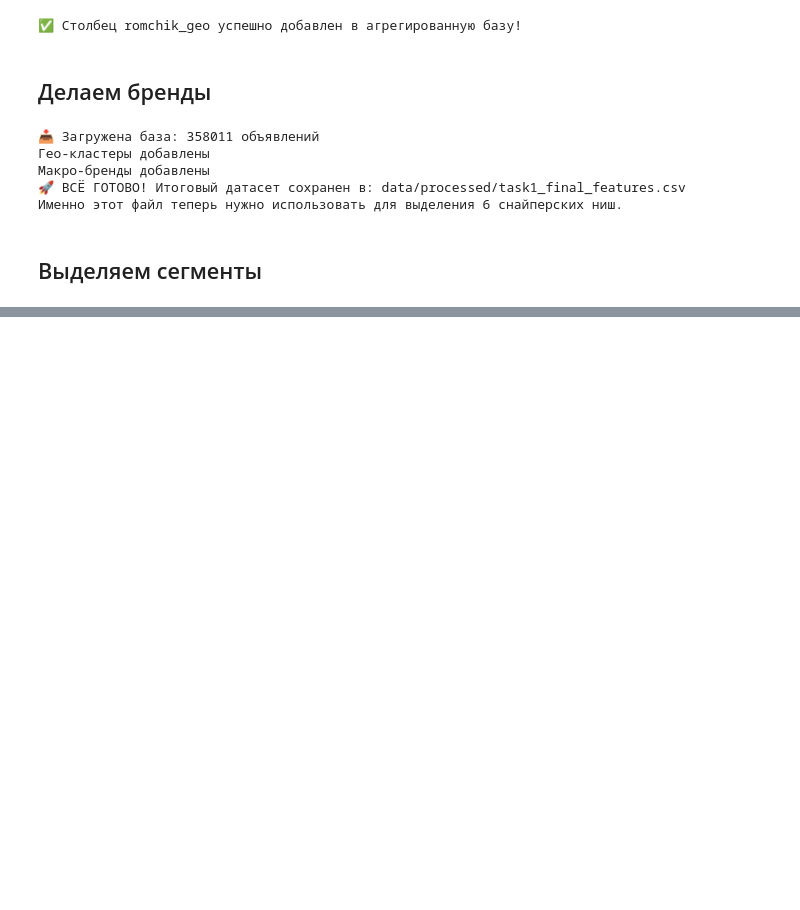
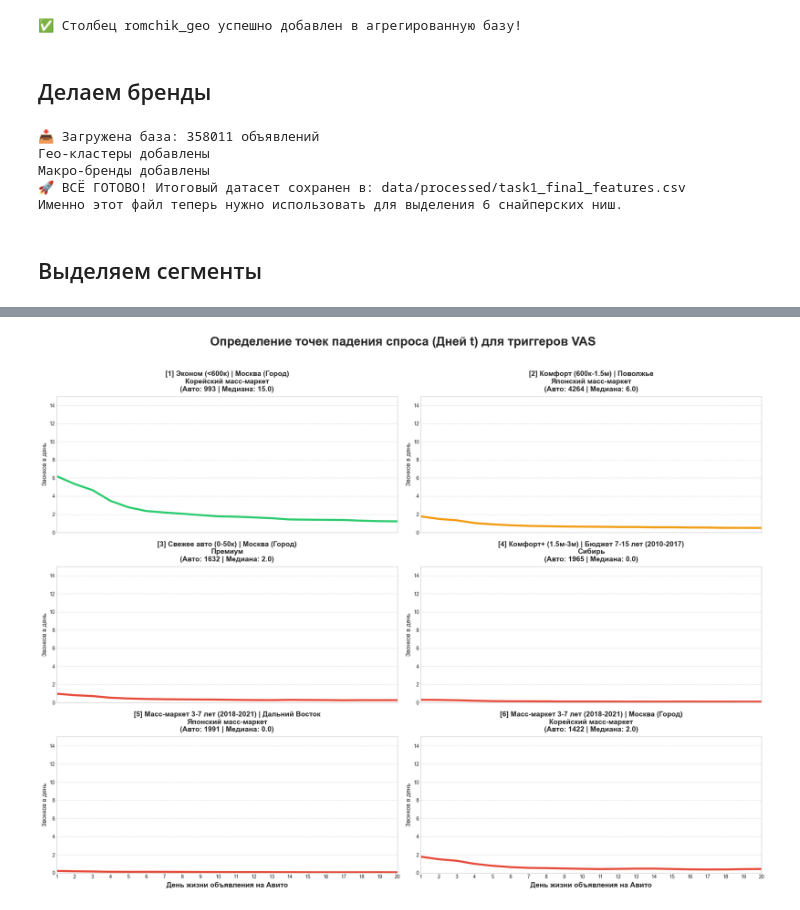
Before and after one commit to Arseniy0203/Avito_Case, a Jupyter notebook: 3_Segmentation.ipynb, the cells around one changed output, grey strips where cells are left out. Drawn from its saved outputs; the diff is of its cells as text; code cells hidden in the pictures; blank space fills up the shorter version.

```diff
--- a/3_Segmentation.ipynb
+++ b/3_Segmentation.ipynb
@@ -615,0 +765,91 @@ else:
+# %%
+# Жесткий корпоративный стиль
+plt.style.use('seaborn-v0_8-whitegrid')
+
+print("Загрузка данных...")
+df_segments = pd.read_csv('data/processed/FINAL_PRODUCT_SEGMENTS.csv')
+# ВАЖНО: Убедись, что название файла с динамикой совпадает с твоим
+df_dyn = pd.read_csv('data/processed/processed_task2_dense_dynamics.csv')
+
+# Защита типов: переводим айдишники в строки
+df_dyn['id'] = df_dyn['id'].astype(str)
+df_segments['segment_ids'] = df_segments['segment_ids'].apply(ast.literal_eval)
+
+# ==========================================
+# 1. ОТБИРАЕМ НАШИ 6 ЦЕЛЕВЫХ СЕГМЕНТОВ
+# ==========================================
+target_portraits = [
+    'Эконом (<600к) | Москва (Город) | Корейский масс-маркет',              # 1. Хороший
+    'Комфорт (600к-1.5м) | Поволжье | Японский масс-маркет',                 # 2. Средний
+    'Свежее авто (0-50к) | Москва (Город) | Премиум',                        # 3. Мертвый 1
+    'Комфорт+ (1.5м-3м) | Бюджет 7-15 лет (2010-2017) | Сибирь',             # 4. Мертвый 2
+    'Масс-маркет 3-7 лет (2018-2021) | Дальний Восток | Японский масс-маркет', # 5. Мертвый 3
+    'Масс-маркет 3-7 лет (2018-2021) | Москва (Город) | Корейский масс-маркет' # 6. Мертвый 4
+]
+
+# Фильтруем базу сегментов
+df_target = df_segments[df_segments['segment_portrait'].isin(target_portraits)].copy()
+
+# Сортируем так, чтобы на графике они шли в понятном порядке (Хороший -> Средний -> Мертвые)
+df_target['sort_cat'] = pd.Categorical(df_target['segment_portrait'], categories=target_portraits, ordered=True)
+df_target = df_target.sort_values('sort_cat').reset_index(drop=True)
+
+# ==========================================
+# 2. ФУНКЦИЯ ОТРИСОВКИ (СЕТКА 3x2)
+# ==========================================
+fig, axes = plt.subplots(3, 2, figsize=(20, 16), sharex=True)
+axes = axes.flatten()
+
+fig.suptitle('Определение точек падения спроса (Дней t) для триггеров VAS', fontsize=24, fontweight='bold', y=0.95)
+
+# Фиксируем Y, чтобы показать контраст (если органика лупит до 15, мертвые будут ползать по полу)
+Y_MAX = 15
+
+for i, (idx, row) in enumerate(df_target.iterrows()):
+    ax = axes[i]
+    portrait = row['segment_portrait']
+    listings_count = row['listings_count']
+    med_liq = row['liquidity']
+
+    # Достаем ID и приводим к строкам
+    segment_ids = [str(x) for x in row['segment_ids']]
+
+    # Фильтруем динамику
+    df_filtered = df_dyn[df_dyn['id'].isin(segment_ids)]
+    df_filtered = df_filtered[df_filtered['day'] <= 20]
+
+    if df_filtered.empty:
+        ax.set_title(f"Нет данных по дням\n{portrait}", color='red')
+        continue
+
+    # Считаем среднее по дням и сглаживаем пилы
+    avg_data = df_filtered.groupby('day')['cnt_contacts'].mean().reset_index()
+    avg_data['smoothed'] = avg_data['cnt_contacts'].rolling(window=3, min_periods=1).mean()
+
+    # Выбираем цвет: Зеленый для хорошего, Желтый для среднего, Красный для мертвых
+    color = '#2ecc71' if i == 0 else ('#f39c12' if i == 1 else '#e74c3c')
+
+    ax.plot(avg_data['day'], avg_data['smoothed'], color=color, linewidth=4)
+
+    # Наводим красоту в заголовках
+    short_title = " | ".join(portrait.split(" | ")[:2]) + "\n" + portrait.split(" | ")[-1]
+    ax.set_title(f"[{i+1}] {short_title}\n(Авто: {listings_count} | Медиана: {med_liq})", fontsize=14, fontweight='bold', pad=10)
+
+    ax.set_ylabel('Звонков в день', fontsize=12)
+    ax.set_xlim(1, 20)
+    ax.set_xticks(range(1, 21))
+    ax.set_ylim(0, Y_MAX)
+
+    # Сетка и оформление
+    ax.grid(axis='y', linestyle='--', alpha=0.7)
+    ax.grid(axis='x', visible=False)
+
+for ax in axes[-2:]:
+    ax.set_xlabel('День жизни объявления на Авито', fontsize=14, fontweight='bold')
+
+plt.tight_layout(rect=[0, 0, 1, 0.93])
+
+filepath = 'data/processed/final_6_segments_dynamics.png'
+plt.savefig(filepath, dpi=300)
+print(f"Готово! График для презентации сохранен: {filepath}")
+# %% [output]
@@ -615,0 +858 @@ else:
+[figure, added]
```
Also changed, not shown: parts of 21 cells of this notebook, 1 other file.
